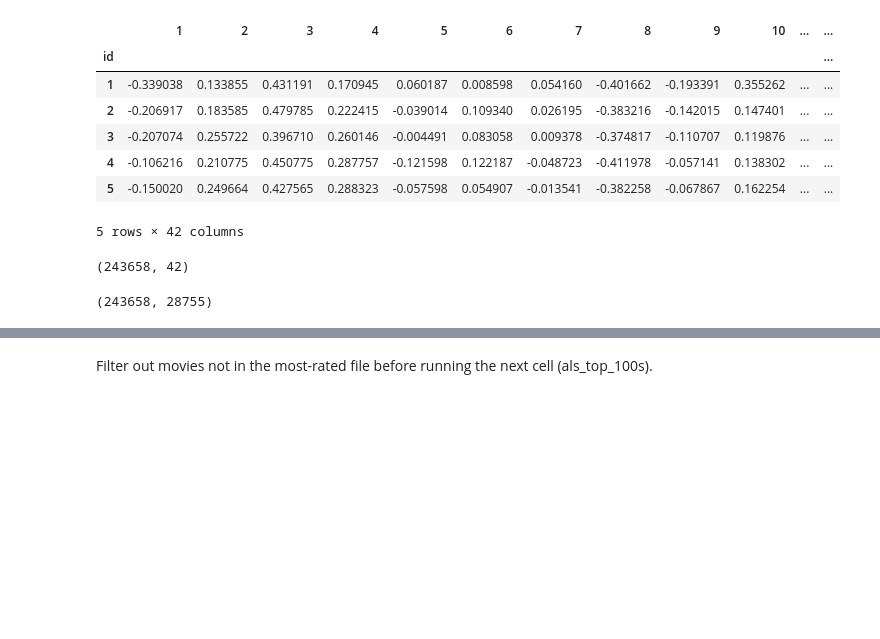
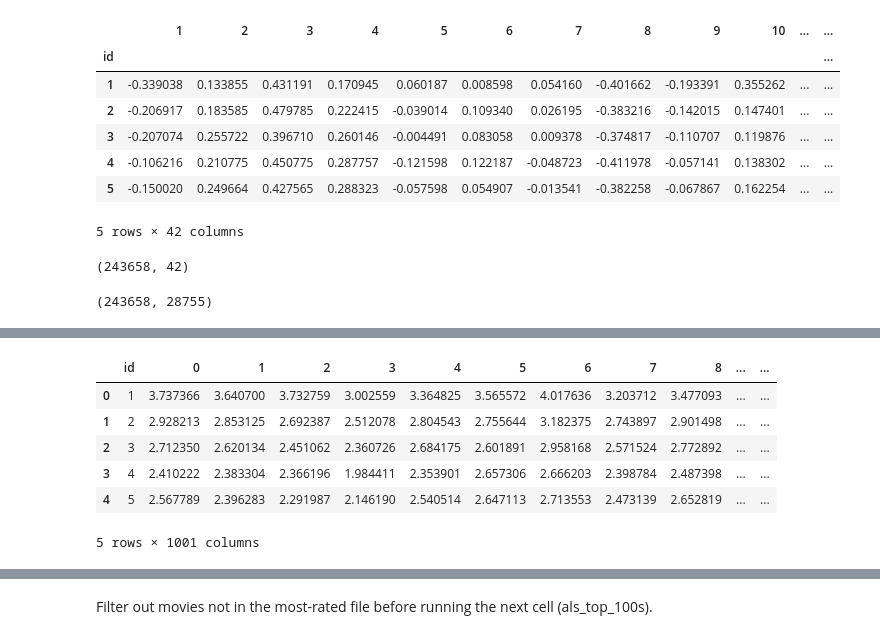
Before and after one commit to DRyanMiller/Overcoming-Echo-Chambers-in-Recommendation-Systems, a Jupyter notebook: notebooks/evaluation_drm_ec.ipynb, the cells around one changed output, grey strips where cells are left out. Cells and saved outputs as stored; diff of their text form; code cells hidden in the pictures; blank space fills up the shorter version.

```diff
--- a/notebooks/evaluation_drm_ec.ipynb
+++ b/notebooks/evaluation_drm_ec.ipynb
@@ -86 +88,13 @@ sample_T.head()
 5 rows × 1000 columns
+# %%
+sample_T.reset_index(inplace=True)
+# %%
+sample_T.head()
+# %% [output]
+|  | id | 0 | 1 | 2 | 3 | 4 | 5 | 6 | 7 | 8 | ... | ... |
+| 0 | 1 | 3.737366 | 3.640700 | 3.732759 | 3.002559 | 3.364825 | 3.565572 | 4.017636 | 3.203712 | 3.477093 | ... | ... |
+| 1 | 2 | 2.928213 | 2.853125 | 2.692387 | 2.512078 | 2.804543 | 2.755644 | 3.182375 | 2.743897 | 2.901498 | ... | ... |
+| 2 | 3 | 2.712350 | 2.620134 | 2.451062 | 2.360726 | 2.684175 | 2.601891 | 2.958168 | 2.571524 | 2.772892 | ... | ... |
+| 3 | 4 | 2.410222 | 2.383304 | 2.366196 | 1.984411 | 2.353901 | 2.657306 | 2.666203 | 2.398784 | 2.487398 | ... | ... |
+| 4 | 5 | 2.567789 | 2.396283 | 2.291987 | 2.146190 | 2.540514 | 2.647113 | 2.713553 | 2.473139 | 2.652819 | ... | ... |
+5 rows × 1001 columns
```
Also changed, not shown: parts of 36 cells of this notebook, 1 other file.
